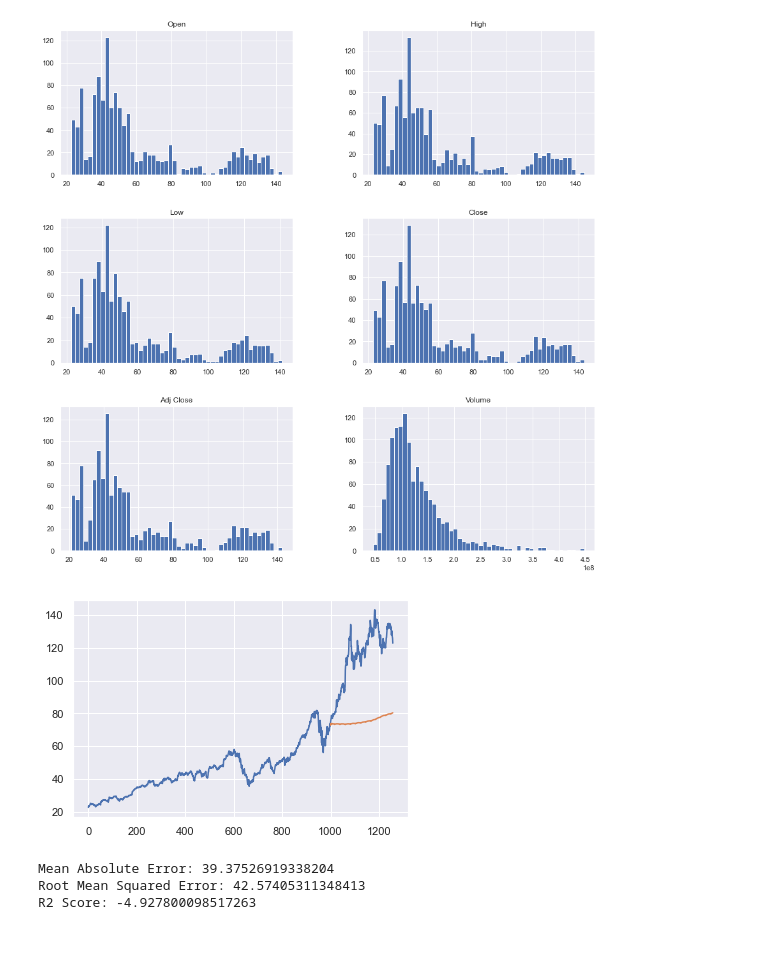
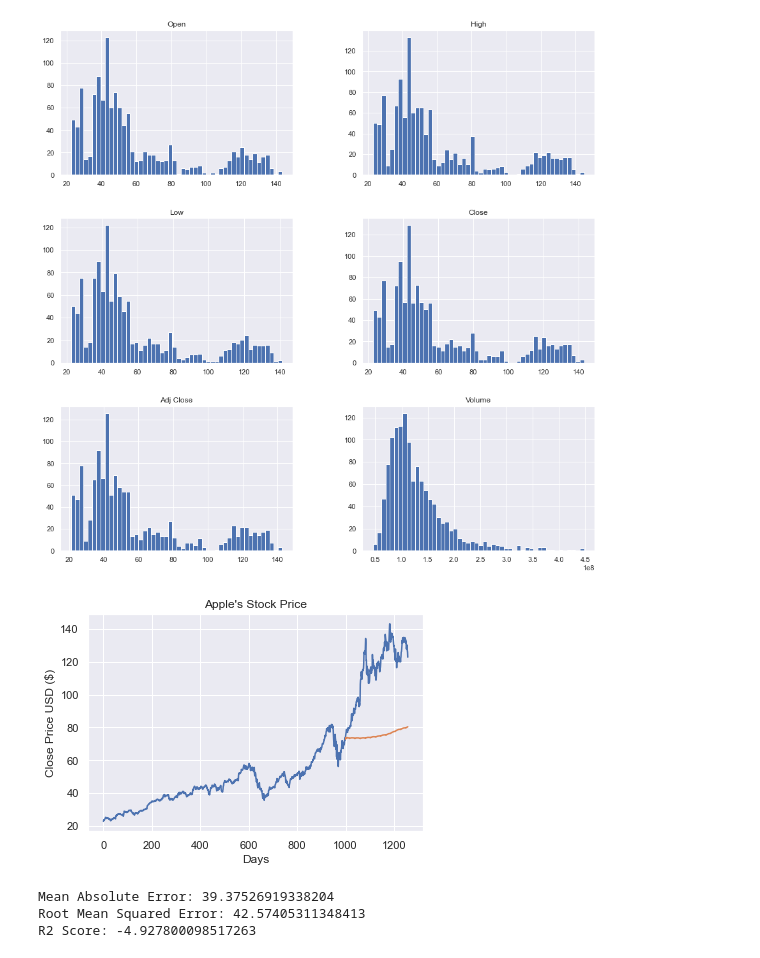
Before and after one commit to graydue/Stock-Price-Predictor, a Jupyter notebook: Stock_Prediction.ipynb, the cells around one changed output. Saved outputs shown, nothing was run; the diff lists cells and outputs as text; code cells hidden in the pictures.

```diff
--- a/Stock_Prediction.ipynb
+++ b/Stock_Prediction.ipynb
@@ -51,35 +51,37 @@ Name: Close, dtype: float64
 # %%
 from sklearn.linear_model import LinearRegression
 # Linear Regression
 linear_model = LinearRegression()
 linear_model.fit(x_train, y_train)
 
 #Create moving averages based on past closing prices and predicts price for day
 past_closes = data['Close'][len(x_train)-8:len(x_train)].to_list()
 for i in range(len(x_test)):
     seven_avg = 0
     five_avg = 0
     for j in range(0, 7):
         seven_avg += past_closes[len(past_closes)-1-j]
     x_test.at[i+1000, '7DAYS'] = seven_avg/7
     for j in range(0, 5):
         five_avg += past_closes[len(past_closes)-1-j]
     x_test.at[i+1000, '5DAYS'] = five_avg/5
     test = x_test.iloc[[i]]
     #Predict price and add it to the list of past closing prices
     past_closes.append(linear_model.predict(x_test.iloc[[i]]))
 
 #Plot Stock prices with predicted prices on top
 plt.plot(df['Close'])
 x_test['Predictions'] = past_closes[8:]
 plt.plot(x_test['Predictions'])
 
-
+plt.title("Apple's Stock Price")
+plt.xlabel("Days")
+plt.ylabel("Close Price USD ($)")
 plt.show()
 #Drop the predictions for other models
 x_test.drop(['Predictions'], axis = 1, inplace = True)
 # %% [output]
-[figure, old version]
+[figure, new version]
 # %%
 from sklearn import metrics
 
```
Also changed, not shown: parts of 2 cells of this notebook.
